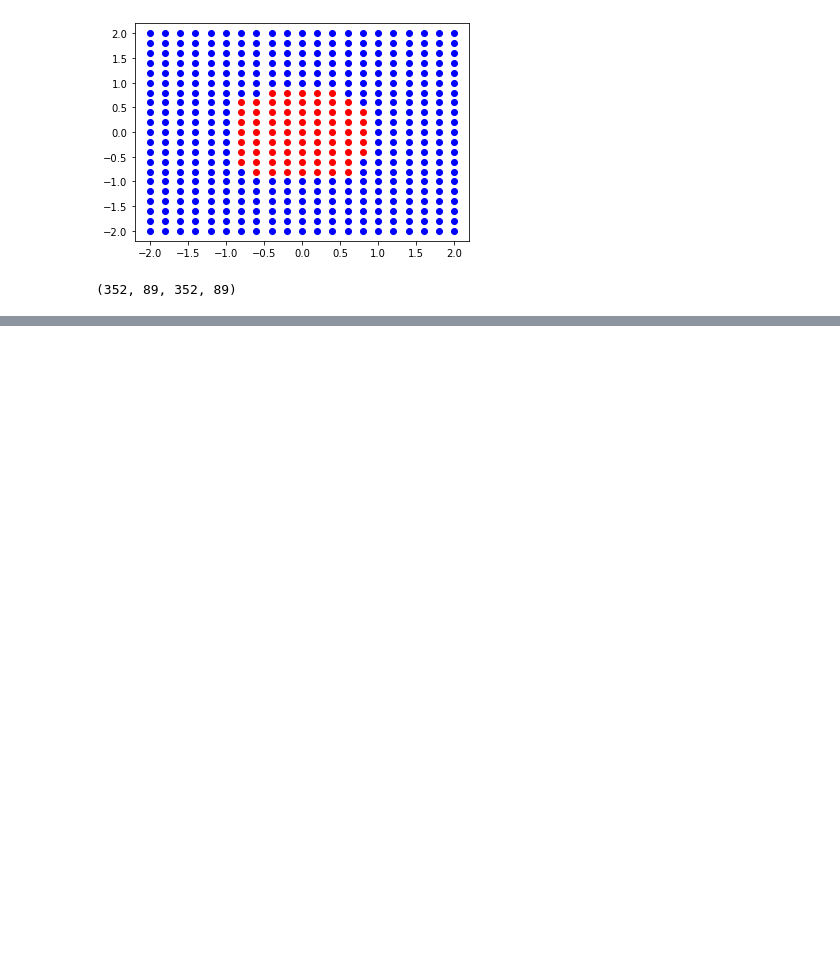
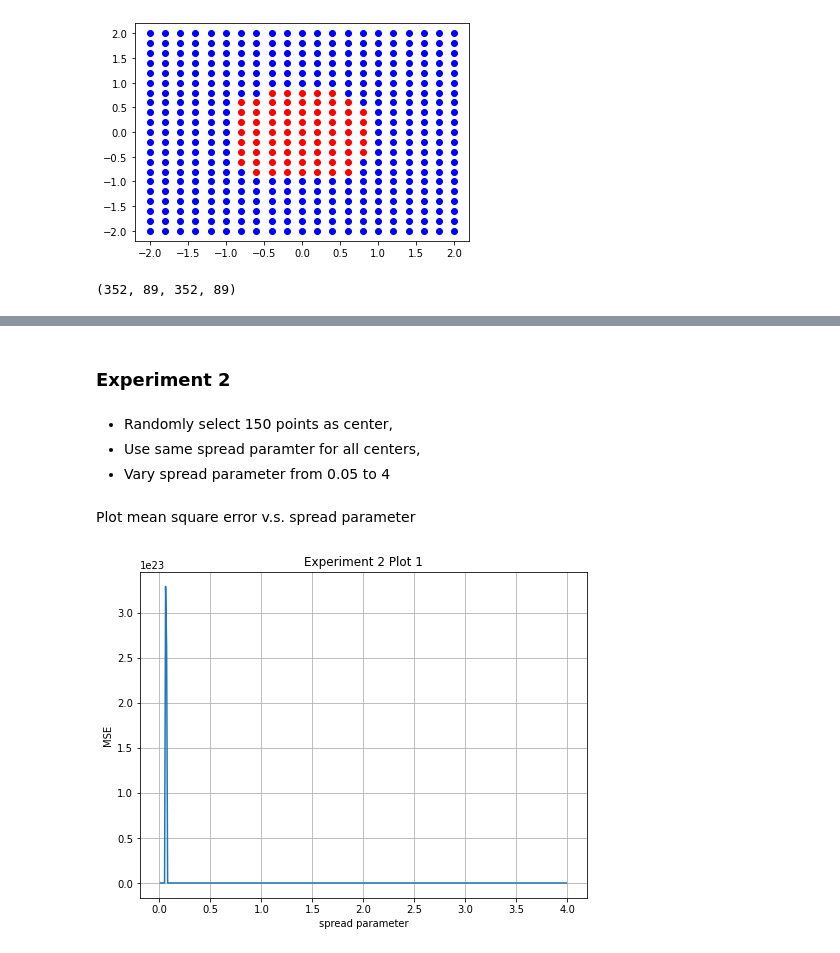
Before and after one commit to x662li/Inteligent-System-Design, a Jupyter notebook: A2_code/Problem_3/problem3.ipynb, the cells around one changed output, grey strips where cells are left out. Saved outputs shown, nothing was run; the diff lists cells and outputs as text; code cells hidden in the pictures; blank space fills up the shorter version.

```diff
--- a/A2_code/Problem_3/problem3.ipynb
+++ b/A2_code/Problem_3/problem3.ipynb
@@ -50,0 +68,29 @@ plt.plot(np.arange(0.05, 4.0, 0.05), mse_result)
+# %% [markdown]
+### Experiment 2
+# %% [markdown]
+- Randomly select 150 points as center,
+- Use same spread paramter for all centers,
+- Vary spread parameter from 0.05 to 4
+# %%
+random.seed(2022)
+centers = random.choices(train_data, k = 150)
+mse_result2 = []
+for wid in np.arange(0.01, 4, 0.01):
+    rbf_param = [[(item[0], item[1]), wid] for item in centers]
+    net = rbfnn.Rbfnn(rbf_param=rbf_param)
+    G = net.compute_G(X_train)
+    net.compute_W(G, y_train)
+    mse = mean_squared_error(y_val, net.predict(X_val))
+    mse_result2.append(mse)
+# %% [markdown]
+Plot mean square error v.s. spread parameter
+# %%
+plt.figure(figsize=(8,6))
+plt.plot(np.arange(0.01, 4.0, 0.01), mse_result2)
+plt.xlabel('spread parameter')
+plt.ylabel('MSE')
+plt.title("Experiment 2 Plot 1")
+plt.grid()
+plt.show()
+# %% [output]
+[figure, added]
```
Also changed, not shown: parts of 21 cells of this notebook, 2 other files.
